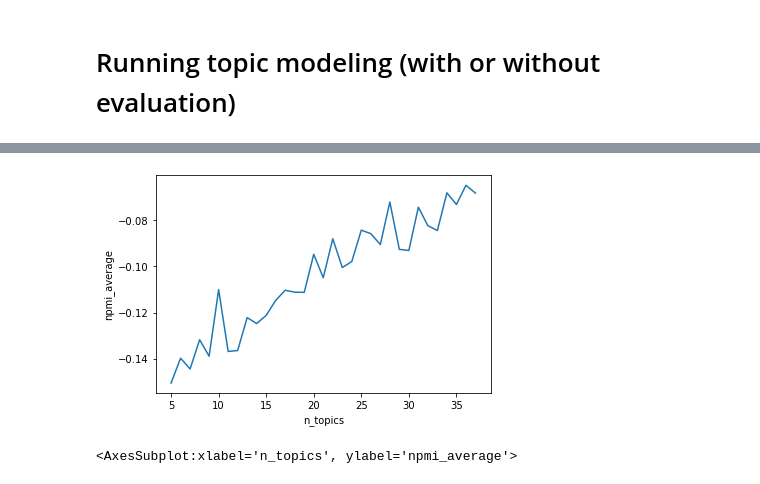
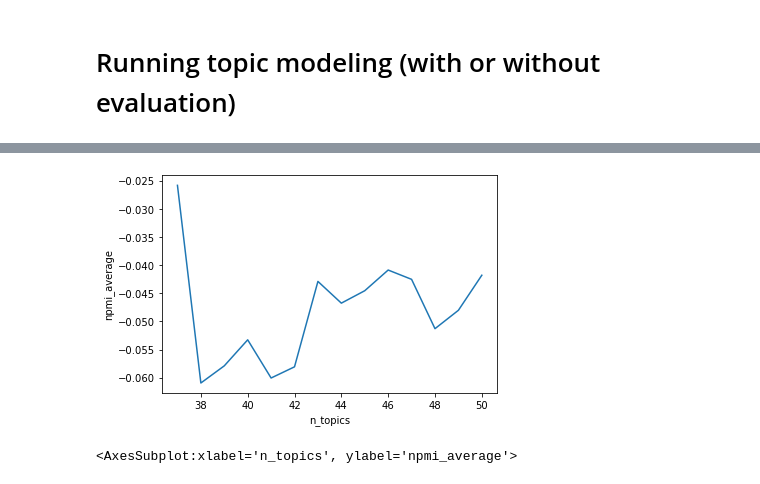
Before and after one commit to aminmarani/topic_modeling_comparison, a Jupyter notebook: topic_modeling_pipeline-SCHOLAR.ipynb, the cells around one changed output, grey strips where cells are left out. Drawn from its saved outputs; the diff is of its cells as text; code cells hidden in the pictures.

```diff
--- a/topic_modeling_pipeline-SCHOLAR.ipynb
+++ b/topic_modeling_pipeline-SCHOLAR.ipynb
@@ -322,7 +322,7 @@ from lda_mallet import lda_score
 import pickle
 
 is_eval = True #not evaluating the model
-lon,upn = 5,41 #lowwer and upper topic number for evaluation
+lon,upn = 37,51 #lowwer and upper topic number for evaluation
 #need to provide number of topics and other specification
 # model_spec = {'name':'LDA','K':16,'epochs':3500,'burnin_iteration':150,'after_iteration_burnin':50,
              # 'save_flag':True,'save_path':'LDA_test','alpha_sum':30.0}#burnin_iteration=20,after_iteration_burnin=50
@@ -609,16 +598,16 @@ KeyboardInterrupt:
 # %%
 import seaborn as sns
 df = pd.DataFrame(npmis,columns=['n_topics','npmi_average'])
 # df = pd.concat([df,pd.DataFrame(npmis,columns=['n_topics','npmi_average'])])
 
 sns.lineplot(data=df,x='n_topics',y='npmi_average')
 
 # df.to_csv('./result/npmi_{0}{1}{2}.csv'.format(model_spec['name'],model_spec['prevalence'],
 #                                               model_spec['content']))
 
-df.to_csv('./result/npmi_{0}_no_covar.csv'.format(model_spec['name']))
+df.to_csv('./result/npmi_{0}_no_covar_38to50.csv'.format(model_spec['name']))
 # %% [output]
-[figure, old version]
+[figure, new version]
 # %%
 # df = pd.read_csv('./result/npmi_bertopic.csv')
 # df = pd.concat([df,pd.read_csv('./result/npmi_bertopic_31_40.csv')])
```
Also changed, not shown: parts of 3 cells of this notebook, 7 other files.
